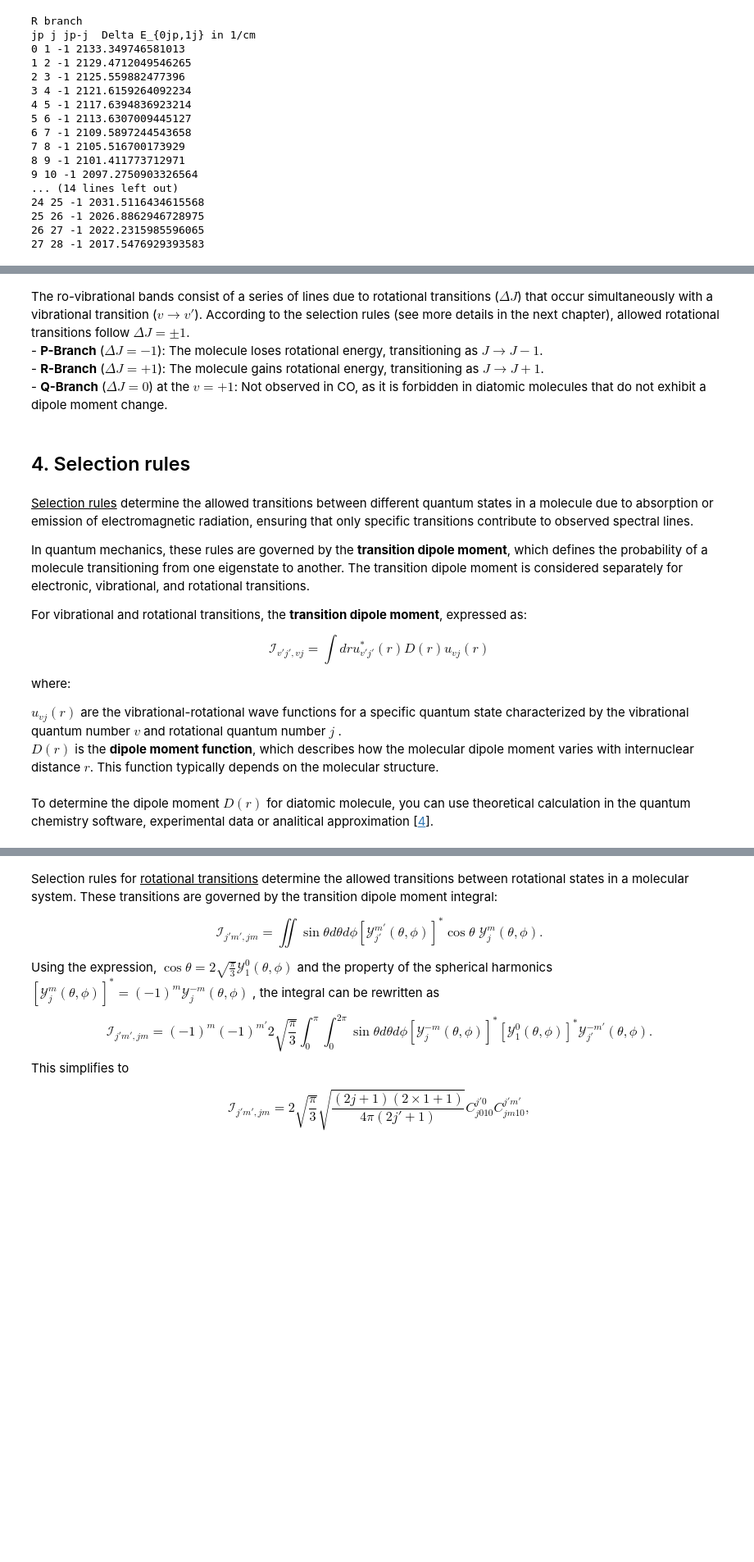
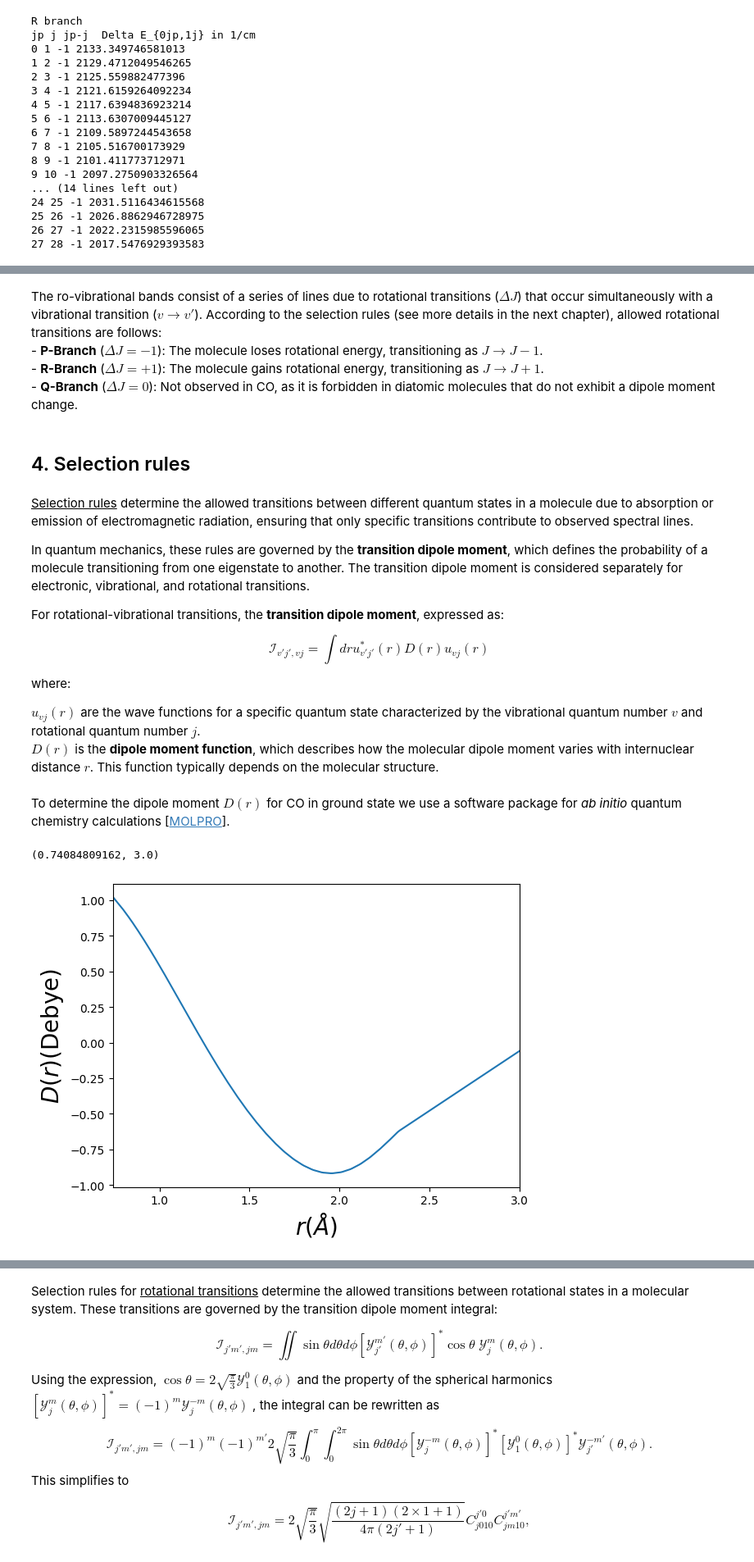
Before and after one commit to MariyaSV78/notebook_Spectroscopy, a Jupyter notebook: Spectroscopy.ipynb, the cells around one changed output, grey strips where cells are left out. Shown: that part at 82% size. Cells and saved outputs as stored; diff of their text form; code cells hidden in the pictures; blank space fills up the shorter version.

Commit message:
selection rules -fix2

```diff
--- a/Spectroscopy.ipynb
+++ b/Spectroscopy.ipynb
@@ -587,10 +587,10 @@ jp j jp-j  Delta E_{0jp,1j} in 1/cm
 Fig.4. The potential energy diagram for CO (Molpro 2020.1) is shown on the left, with black representing the ground state and red representing the excited electronic states. The rotational energy levels for the  $v = 0$ and $v = 1$ vibrational states, along with the transitions between levels that result in the P- and R-branches, are depicted on the right.
 </div>
 # %% [markdown]
-The ro-vibrational bands consist of a series of lines due to rotational transitions ($ \Delta J$) that occur simultaneously with a vibrational transition ($v \rightarrow v'$). According to the selection rules (see more details in the next chapter), allowed rotational transitions follow $\Delta J = \pm 1$.<br>
+The ro-vibrational bands consist of a series of lines due to rotational transitions ($ \Delta J$) that occur simultaneously with a vibrational transition ($v \rightarrow v'$). According to the selection rules (see more details in the next chapter), allowed rotational transitions are follows:<br>
     - **P-Branch** ($\Delta J = -1$): The molecule loses rotational energy, transitioning as $J \rightarrow J - 1$. <br>
     - **R-Branch** ($\Delta J = +1$): The molecule gains rotational energy, transitioning as $J \rightarrow J + 1$. <br>
-    - **Q-Branch** ($\Delta J = 0$) at the $v = + 1$:  Not observed in CO, as it is forbidden in diatomic molecules that do not exhibit a dipole moment change.
+    - **Q-Branch** ($\Delta J = 0$):  Not observed in CO, as it is forbidden in diatomic molecules that do not exhibit a dipole moment change.
 # %% [markdown]
 ## 4. Selection rules
 # %% [markdown]
@@ -598,7 +598,7 @@ The ro-vibrational bands consist of a series of lines due to rotational transiti
 
 In quantum mechanics, these rules are governed by the **transition dipole moment**, which defines the probability of a molecule transitioning from one eigenstate to another. The transition dipole moment is considered separately for electronic, vibrational, and rotational transitions.
 
-For vibrational and rotational transitions, the **transition dipole moment**, expressed as:
+For rotational-vibrational transitions, the **transition dipole moment**, expressed as:
 
 $$
 \mathcal{I}_{v'j',vj}=\int dru^*_{v'j'}(r)D(r)u_{vj}(r)
@@ -606,12 +606,33 @@ $$
 
 where:
 
-$u_{vj}(r)$ are the vibrational-rotational wave functions for a specific quantum state characterized by the vibrational quantum number $v$ and rotational quantum number $j$ .<br>
+$u_{vj}(r)$ are the wave functions for a specific quantum state characterized by the vibrational quantum number $v$ and rotational quantum number $j$.<br>
 $D(r)$ is the **dipole moment function**, which describes how the molecular dipole moment varies with internuclear distance $r$. This function typically depends on the molecular structure.
 # %% [markdown]
-To determine the dipole moment $D(r)$ for diatomic molecule, you can use theoretical calculation in the quantum chemistry software, experimental data or analitical approximation [[4](#Bibliography)].
+To determine the dipole moment $D(r)$ for CO in ground state we use a software package for <i>ab initio</i> quantum chemistry calculations [[MOLPRO](#https://en.wikipedia.org/wiki/MOLPRO)].
 # %%
-D0 = 0.112 # [Debye] experimental for CO - Dipole moment at the equilibrium bond length r_e
-a = 0.46 # [Debye/A]
-b = -0.2 # [Debye/A^2]
-r_e = 1.128 #[A] - Equilibrium bond length
+from scipy.interpolate import interp1d
+
+
+data = np.loadtxt("CO/CO_dip_atomic_unit.dat")  # download data from file
+r_t = data[:, 0]  # bond lengths
+D_t = data[:, 1]  # dipole moments
+
+# # Interpolate the D values for for match with r and psi
+r1 = r_t[0]
+r2 = r_t[-1]
+
+i_closest = np.argmin(np.abs(r - 1.4))
+points_in_range = np.sum((r >= r1) & (r <= r2))
+
+interpolation = interp1d(r_t, D_t, kind='linear', fill_value='extrapolate')
+r_interp = np.linspace(r[i_closest], r[i_closest + points_in_range], points_in_range)
+D_interpolated = interpolation(r_interp)
+
+plt.plot(r_interp * au_A, D_interpolated /au_A )
+plt.xlabel("$r(\\AA)$",size=20)
+plt.ylabel("$D(r) ($Debye$)$",size=20)
+plt.xlim(r1*au_A,3)
+# %% [output]
+(0.74084809162, 3.0)
+[figure, added]
```
Also changed, not shown: parts of 10 cells of this notebook, 1 other file.
